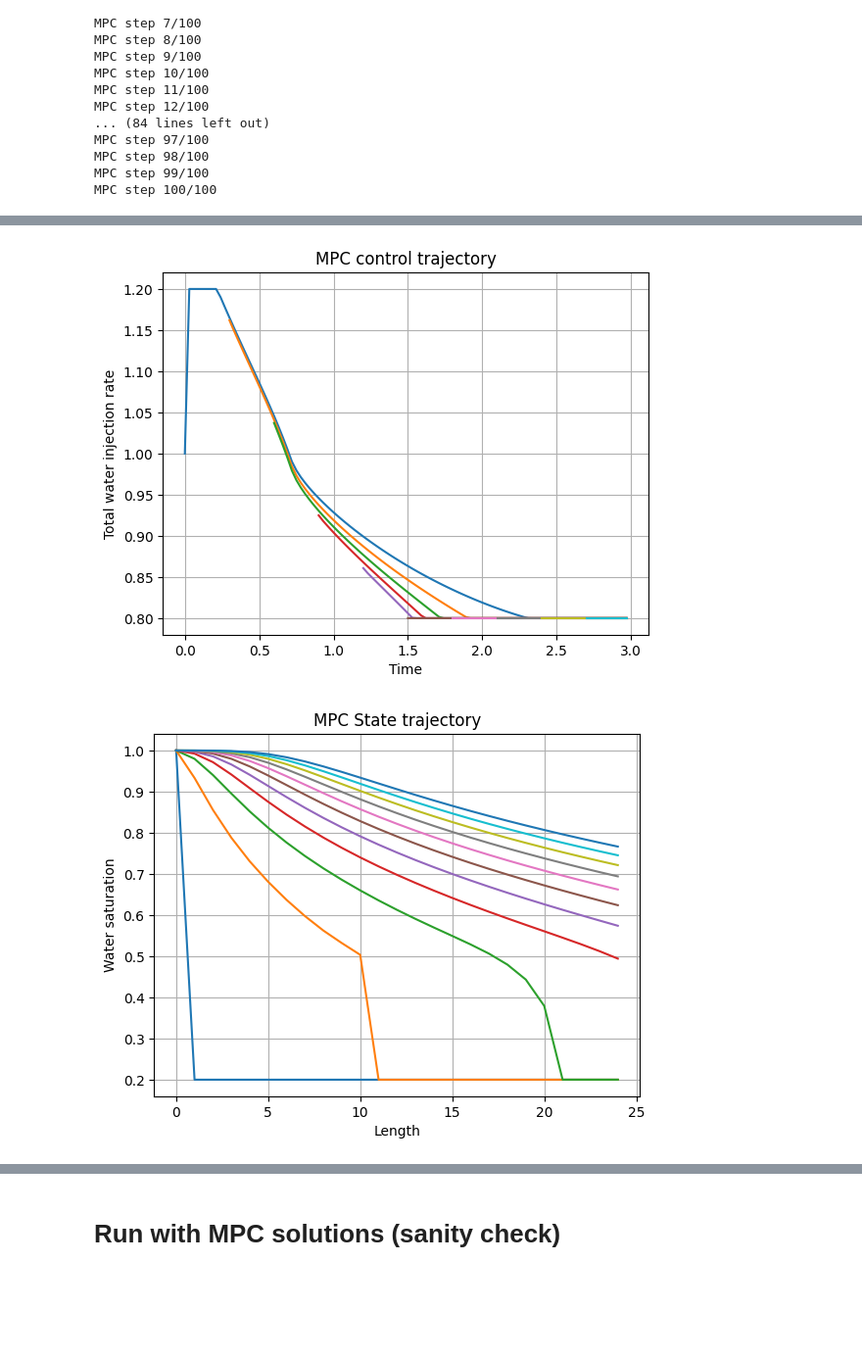
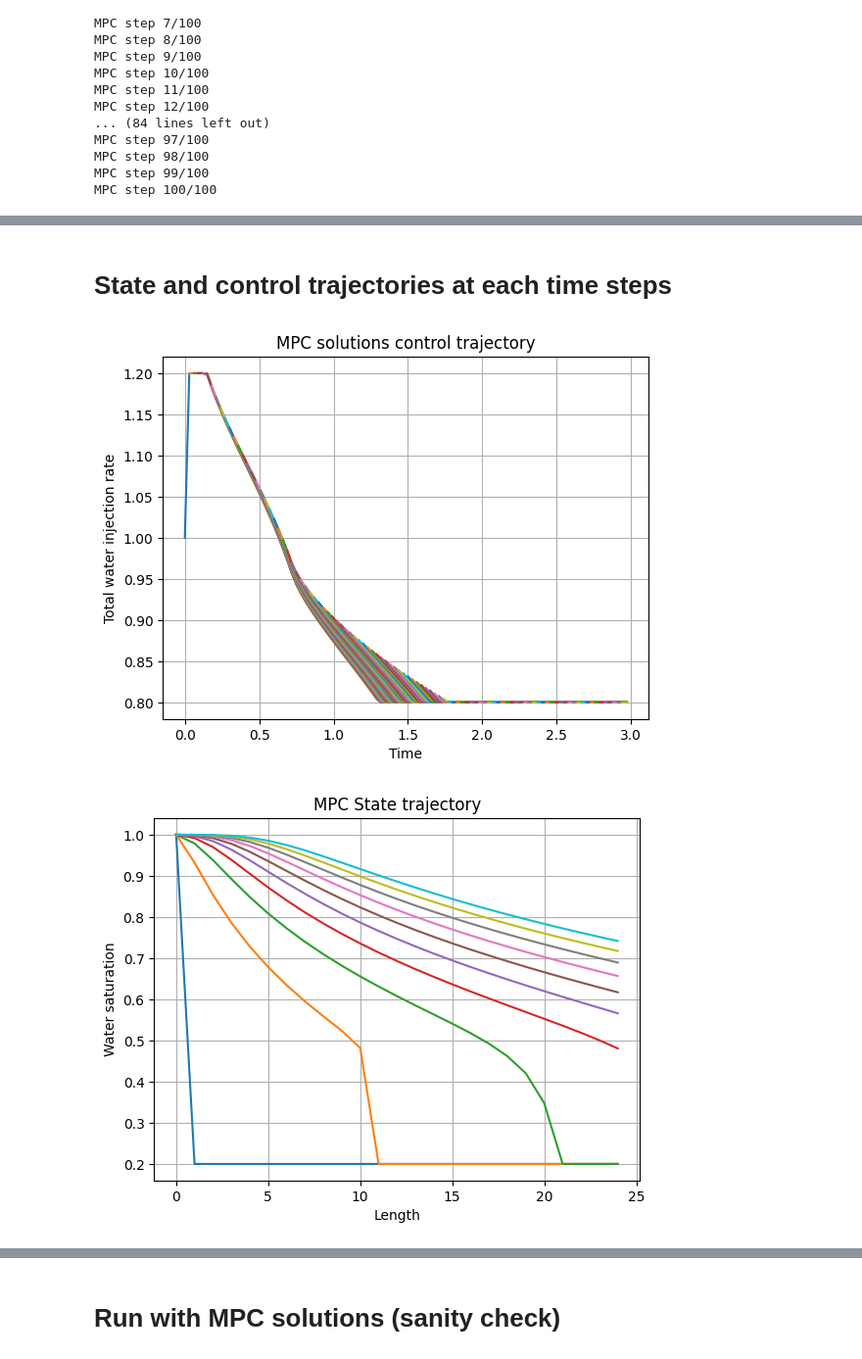
Before and after one commit to iffanh/buckley_leverette, a Jupyter notebook: simulation.ipynb, the cells around one changed output, grey strips where cells are left out. Shown: that part at 98% size. Cells and saved outputs as stored; diff of their text form; code cells hidden in the pictures; blank space fills up the shorter version.

```diff
--- a/simulation.ipynb
+++ b/simulation.ipynb
@@ -114,2 +114,4 @@ This program contains Ipopt, a library for large-scale nonlinear optimization.
+# %%
+n_mpc_steps = 100
 # %% [markdown]
 # Model Predictive Control with Moving Horizon
@@ -118,17 +121,15 @@ import casadi as ca
 import numpy as np
 import matplotlib.pyplot as plt
 
-from buckley_leverette import BuckleyLeverette
 from setup_bl import setup_bl_ocp, BLParamsMpc
 from solver_ocp import SolverOcp
 
 # simulate MPC by applying the first control move and shifting
-# bl = BuckleyLeverette()
 params_mpc = BLParamsMpc()
-n_mpc_steps = params_mpc.N*1
 
 Sw0 = np.array([1.0]+[0.2]*(params_mpc.nx-1))  # initial state
 qt = np.array([1.0]*params_mpc.N)  # initial guess for control
+
 qt_sol = []
 Sw_mpc = Sw0.copy()
 qt_mpc = []
@@ -136,7 +137,6 @@ Sw_traj = [Sw_mpc.copy()]
 cashflow = []
 npv_mpc = [0.0]
 for mpc_step in range(n_mpc_steps):
-# for mpc_step in range(2):
     print(f'MPC step {mpc_step+1}/{n_mpc_steps}')
 
     # update stage constraint
@@ -144,24 +144,29 @@ for mpc_step in range(n_mpc_steps):
 
     # solve OCP
     ocp = setup_bl_ocp(params_mpc)
+    cost_function = ca.Function('cost_function', [ocp.u, ocp.x], [ocp.stage_cost_expr])
+    f_discrete = ca.Function("f_discrete", [ocp.u, ocp.x], [ocp.dyn_expr])
+
     solver = SolverOcp(ocp, itk=mpc_step)
+
     solver.set_initial_guess(Sw_mpc, qt)
     x_traj, u_traj = solver.solve(Sw_mpc)
-    qt_sol.append(u_traj[0,0])
+    qt_sol.append(u_traj[0,0]*1)
 
     # apply the first control move
     qt_mpc.append(u_traj[0,:])
-    Sw_mpc = bl.simulate_at_k(Sw_mpc, u_traj[0,0])
+    Sw_mpc = f_discrete(u_traj[0,0], Sw_mpc).full()[:,0]
 
-    Sw_traj.append(Sw_mpc.copy())
+    Sw_traj.append(Sw_mpc)
     cashflow.append(-(cost_function(u_traj[0,0], Sw_mpc)*0.99**(mpc_step)).full()[0,0])
     npv_mpc.append((npv_mpc[-1] + cashflow[mpc_step]))
 
     # shift the control trajectory
     qt = np.hstack((u_traj[0,1:], u_traj[0,-1]))
 
-Sw_traj = np.array(Sw_traj)
-qt_mpc = np.array(qt_mpc).T
+cashflow_full = np.array(cashflow)
+Sw_traj_full = np.array(Sw_traj)
+qt_mpc_full = np.array(qt_mpc)
 # %% [output]
 MPC step 1/100
 MPC step 2/100
@@ -183,29 +261,31 @@ MPC step 100/100
+# %% [markdown]
+# State and control trajectories at each time steps
 # %%
 plt.figure()
-for i in range(qt_mpc.shape[1]):
+for i in range(n_mpc_steps):
 
-    if i % 10 == 0:
+    if i % 1 == 0:
         if i==0:
-            T = np.arange(0, params_mpc.total_time, params_mpc.dt)
-            plt.plot(T, qt_mpc[:,i], label=f'Step {i+1}')
+            T = np.arange(0, n_mpc_steps*params_mpc.dt, params_mpc.dt)
+            plt.plot(T, qt_mpc_full[:,i], label=f'Step {i+1}')
         else:
-            T = np.arange(0, params_mpc.total_time, params_mpc.dt)[i:]
-            plt.plot(T, qt_mpc[:-(i),i], label=f'Step {i+1}')
+            T = np.arange(0, n_mpc_steps*params_mpc.dt, params_mpc.dt)[i:]
+            plt.plot(T, qt_mpc_full[:-(i),i], label=f'Step {i+1}')
 
 plt.xlabel('Time')
 plt.ylabel('Total water injection rate')
 plt.title('MPC solutions control trajectory')
 plt.grid(True)
 # plt.legend()
 
 plt.figure()
-for i in range(Sw_traj.shape[0]):
+for i in range(n_mpc_steps):
     if i % 10 == 0:
-        plt.plot(range(params_mpc.nx), Sw_traj[i,:], label=f'Step {i+1}')
+        plt.plot(range(params_mpc.nx), Sw_traj_full[i,:], label=f'Step {i+1}')
 plt.xlabel('Length')
 plt.ylabel('Water saturation')
 plt.title('MPC State trajectory')
 plt.grid(True)
 # %% [output]
-[figure, old version]
+[figure, new version]
-[figure, old version]
+[figure, new version]
```
Also changed, not shown: parts of 8 cells of this notebook, 3 other files.
